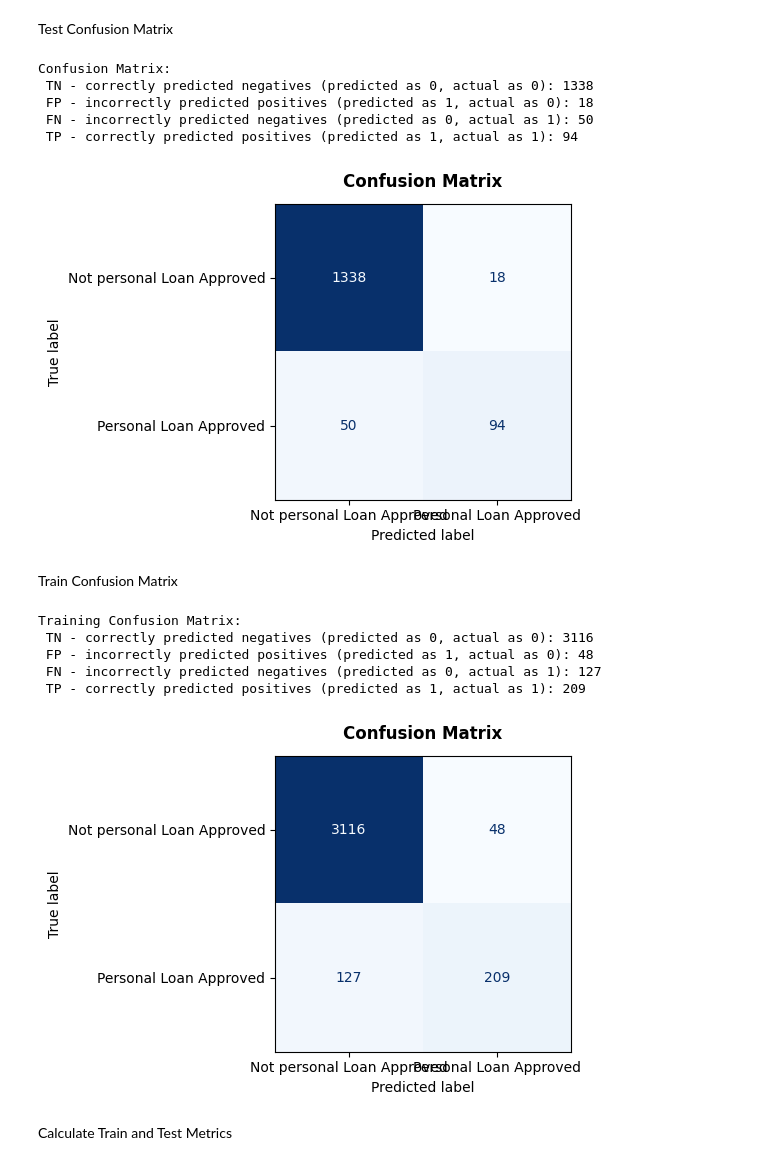
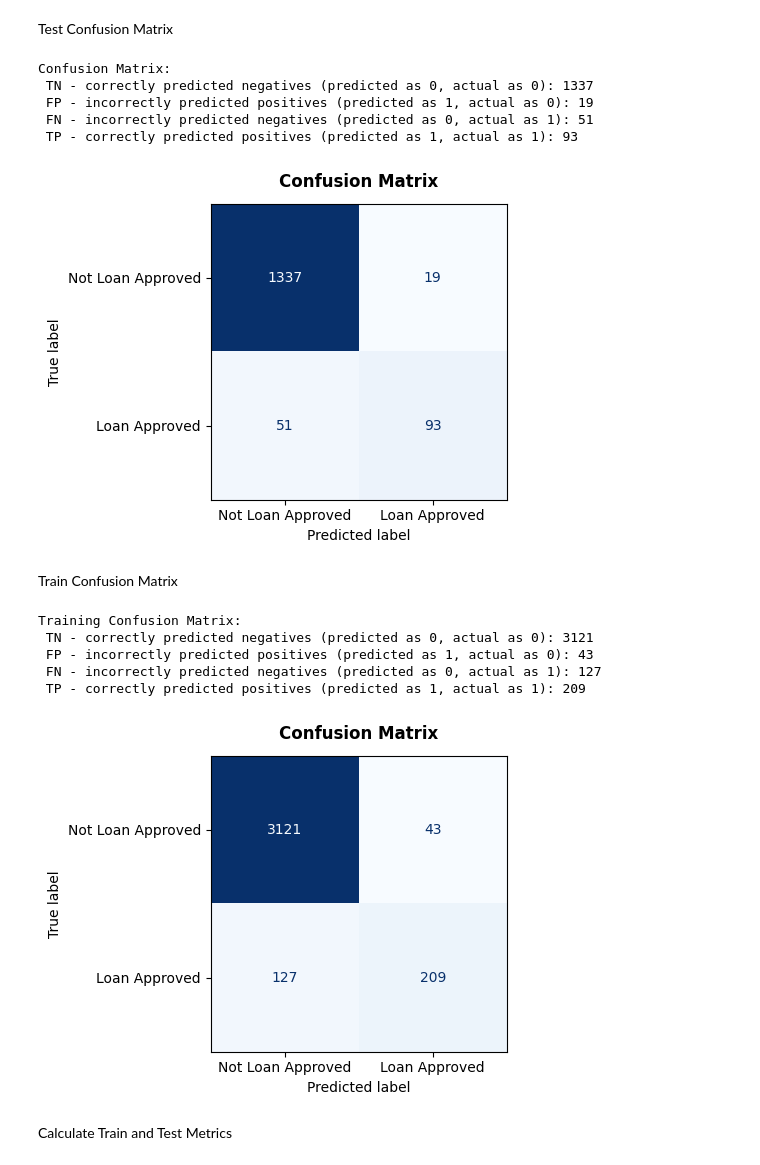
Before and after one commit to parthdavra/week-2, a Jupyter notebook: week-2-project.ipynb, the cells around one changed output. Drawn from its saved outputs; the diff is of its cells as text; code cells hidden in the pictures.

```diff
--- a/week-2-project.ipynb
+++ b/week-2-project.ipynb
@@ -105,7 +123,8 @@ X_train_reg, X_test_reg, y_train_reg, y_test_reg = train_test_split(X_reg, y_reg
 Feature Scaling
 # %%
 scaler_reg = StandardScaler()
-X_train_reg_scaled = scaler_reg.fit_transform(X_train_reg)
+scaler_reg.fit(X_train_reg)
+X_train_reg_scaled = scaler_reg.transform(X_train_reg)
 X_test_reg_scaled = scaler_reg.transform(X_test_reg)
 # %% [markdown]
 Train Regression Model
@@ -174,9 +193,8 @@ plt.show()
 # %% [output]
 [figure]
 # %%
-X_reg_scaled_full = scaler_reg.fit_transform(X_reg)
-lin_reg.fit(X_reg_scaled_full, y_reg)
-loan_df['CCAvg_Predicted'] = lin_reg.predict(X_reg_scaled_full)
+X_reg_scaled_full = scaler_reg.transform(X_reg)
+loan_df['Predicted_CCAvg'] = lin_reg.predict(X_reg_scaled_full)
 # %%
 loan_df.info()
 # %% [output]
@@ -226,7 +244,7 @@ Part B - Classification Model
 # %% [markdown]
 Logistic Regression
 # %%
-X_clf = loan_df.drop(columns=['CCAvg', 'Personal_Loan'])
+X_clf = loan_df.drop(columns=['Personal_Loan'])
 y_clf = loan_df['Personal_Loan']
 # %% [markdown]
 Train - test split
@@ -257,25 +275,25 @@ Test Confusion Matrix
 # %%
 cm = confusion_matrix(y_test_clf, y_pred_test_clf)
 tn, fp, fn, tp = cm.ravel()
 print("Confusion Matrix:")
 print(f' TN - correctly predicted negatives (predicted as 0, actual as 0): {tn}')
 print(f' FP - incorrectly predicted positives (predicted as 1, actual as 0): {fp}')
 print(f' FN - incorrectly predicted negatives (predicted as 0, actual as 1): {fn}')
 print(f' TP - correctly predicted positives (predicted as 1, actual as 1): {tp}')
 fig, ax = plt.subplots(figsize=(6, 4))
 display = ConfusionMatrixDisplay(confusion_matrix=cm,
-                                 display_labels=['Not personal Loan Approved', 'Personal Loan Approved'])
+                                 display_labels=['Not Loan Approved', 'Loan Approved'])
 display.plot(cmap=plt.cm.Blues, ax=ax, colorbar=False)
 ax.set_title('Confusion Matrix',fontweight='bold', pad=12)
 plt.tight_layout()
 plt.show()
 # %% [output]
 Confusion Matrix:
- TN - correctly predicted negatives (predicted as 0, actual as 0): 1338
- FP - incorrectly predicted positives (predicted as 1, actual as 0): 18
- FN - incorrectly predicted negatives (predicted as 0, actual as 1): 50
- TP - correctly predicted positives (predicted as 1, actual as 1): 94
+ TN - correctly predicted negatives (predicted as 0, actual as 0): 1337
+ FP - incorrectly predicted positives (predicted as 1, actual as 0): 19
+ FN - incorrectly predicted negatives (predicted as 0, actual as 1): 51
+ TP - correctly predicted positives (predicted as 1, actual as 1): 93
-[figure, old version]
+[figure, new version]
 # %% [markdown]
 Train Confusion Matrix
 # %%
@@ -288,18 +306,18 @@ print(f' FN - incorrectly predicted negatives (predicted as 0, actual as 1): {fn
 print(f' TP - correctly predicted positives (predicted as 1, actual as 1): {tp_train}')
 fig, ax = plt.subplots(figsize=(6, 4))
 display = ConfusionMatrixDisplay(confusion_matrix=cm_train,
-                                 display_labels=['Not personal Loan Approved', 'Personal Loan Approved'])
+                                 display_labels=['Not Loan Approved', 'Loan Approved'])
 display.plot(cmap=plt.cm.Blues, ax=ax, colorbar=False)
 ax.set_title('Confusion Matrix',fontweight='bold', pad=12)
 plt.tight_layout()
 plt.show()
 # %% [output]
 Training Confusion Matrix:
- TN - correctly predicted negatives (predicted as 0, actual as 0): 3116
- FP - incorrectly predicted positives (predicted as 1, actual as 0): 48
+ TN - correctly predicted negatives (predicted as 0, actual as 0): 3121
+ FP - incorrectly predicted positives (predicted as 1, actual as 0): 43
  FN - incorrectly predicted negatives (predicted as 0, actual as 1): 127
  TP - correctly predicted positives (predicted as 1, actual as 1): 209
-[figure, old version]
+[figure, new version]
 # %% [markdown]
 Calculate Train and Test Metrics
 # %%
```
Also changed, not shown: parts of 37 cells of this notebook.
